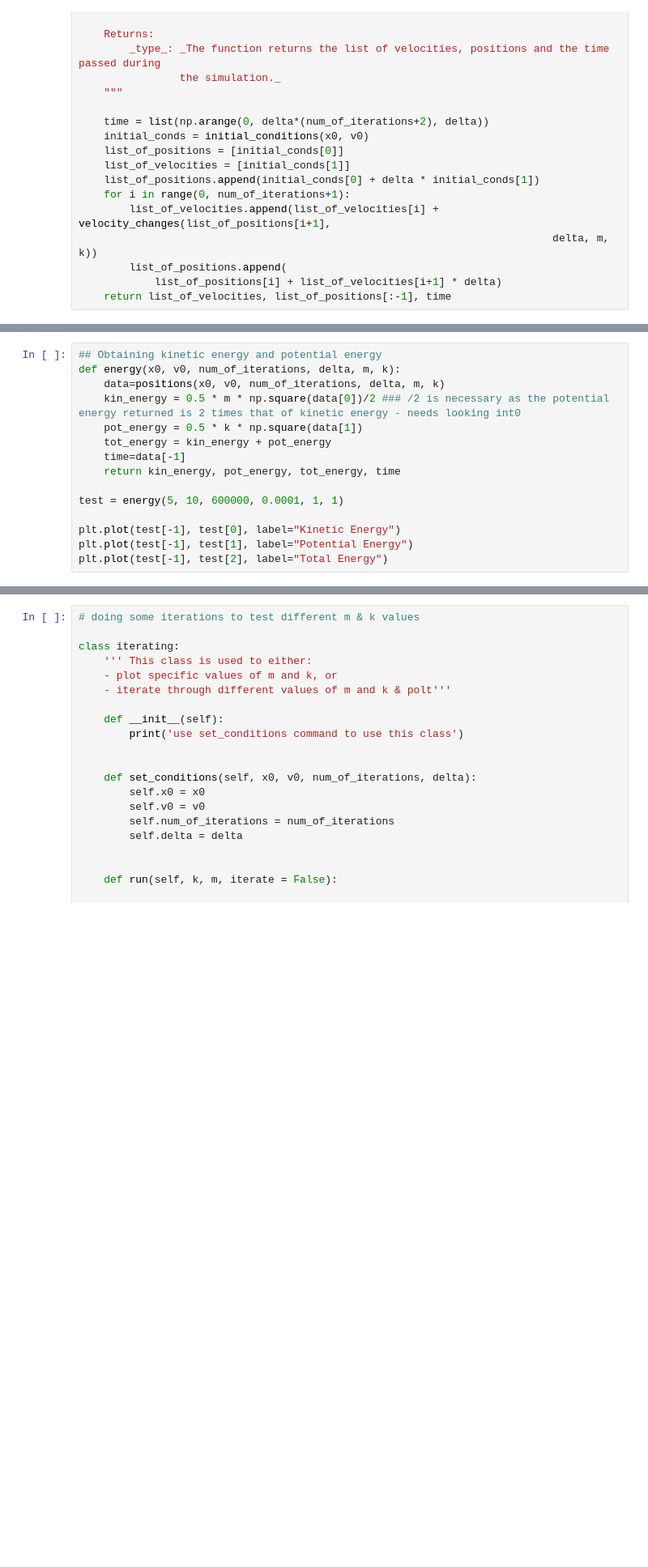
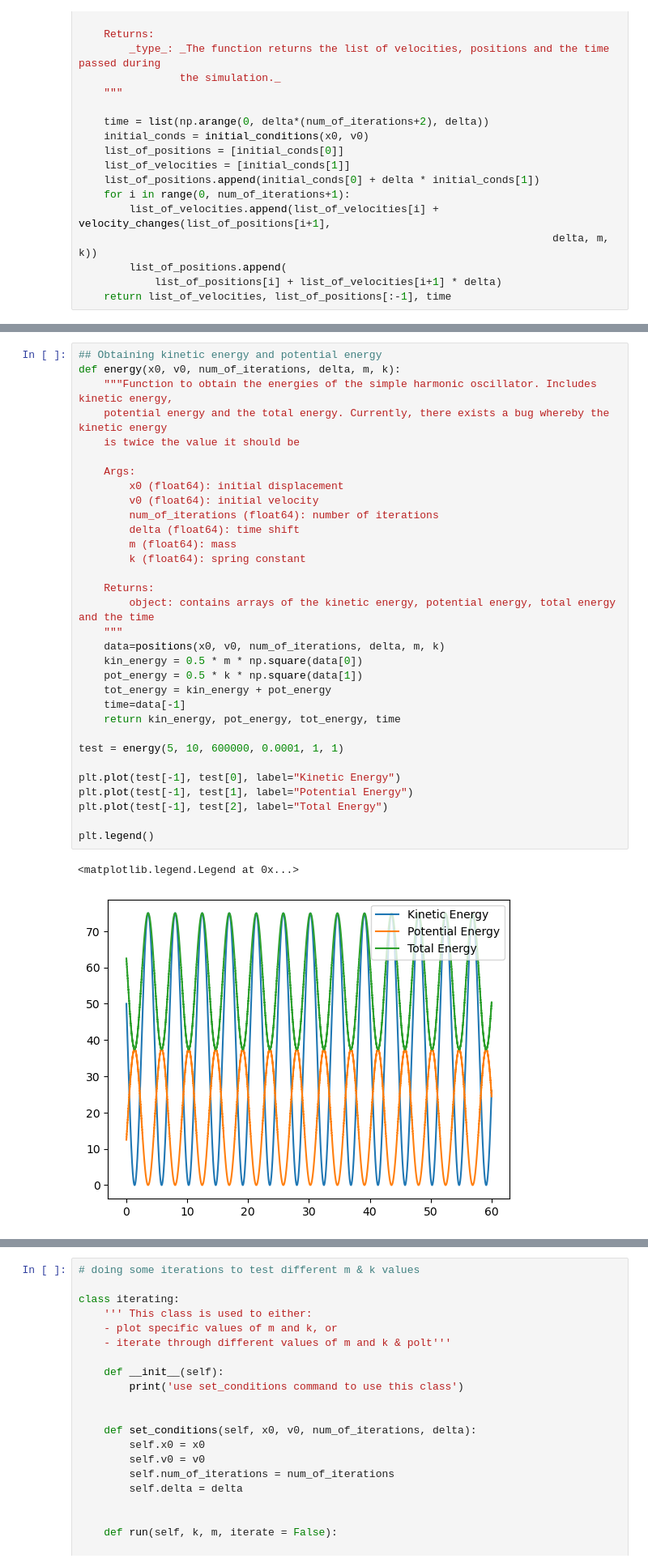
Before and after one commit to Taylor2718/CodingTutorials, a Jupyter notebook: SHO.1.2.1.ipynb, the cells around one changed output, grey strips where cells are left out. Shown: that part at 81% size. Drawn from its saved outputs; the diff is of its cells as text; blank space fills up the shorter version.

Commit message:
Formatting
Amended graph aesthetics; fixed docstrings

```diff
--- a/SHO.1.2.1.ipynb
+++ b/SHO.1.2.1.ipynb
@@ -97,18 +97,38 @@ plt.plot(trial[2], trial[1])
 # %%
 ## Obtaining kinetic energy and potential energy
 def energy(x0, v0, num_of_iterations, delta, m, k):
+    """Function to obtain the energies of the simple harmonic oscillator. Includes kinetic energy,
+    potential energy and the total energy. Currently, there exists a bug whereby the kinetic energy
+    is twice the value it should be
+
+    Args:
+        x0 (float64): initial displacement
+        v0 (float64): initial velocity
+        num_of_iterations (float64): number of iterations
+        delta (float64): time shift
+        m (float64): mass
+        k (float64): spring constant
+
+    Returns:
+        object: contains arrays of the kinetic energy, potential energy, total energy and the time
+    """
     data=positions(x0, v0, num_of_iterations, delta, m, k)
-    kin_energy = 0.5 * m * np.square(data[0])/2 ### /2 is necessary as the potential energy returned is 2 times that of kinetic energy - needs looking int0
+    kin_energy = 0.5 * m * np.square(data[0])
     pot_energy = 0.5 * k * np.square(data[1])
     tot_energy = kin_energy + pot_energy
     time=data[-1]
     return kin_energy, pot_energy, tot_energy, time
 
 test = energy(5, 10, 600000, 0.0001, 1, 1)
 
 plt.plot(test[-1], test[0], label="Kinetic Energy")
 plt.plot(test[-1], test[1], label="Potential Energy")
 plt.plot(test[-1], test[2], label="Total Energy")
+
+plt.legend()
+# %% [output]
+<matplotlib.legend.Legend at 0x...>
+[figure, added]
 # %%
 ##Introducing a slider go investigate changes with the intial velocity and mass wrt. kinetic energy.
 from matplotlib.widgets import Slider, Button
```
Also changed, not shown: parts of 2 cells of this notebook.
